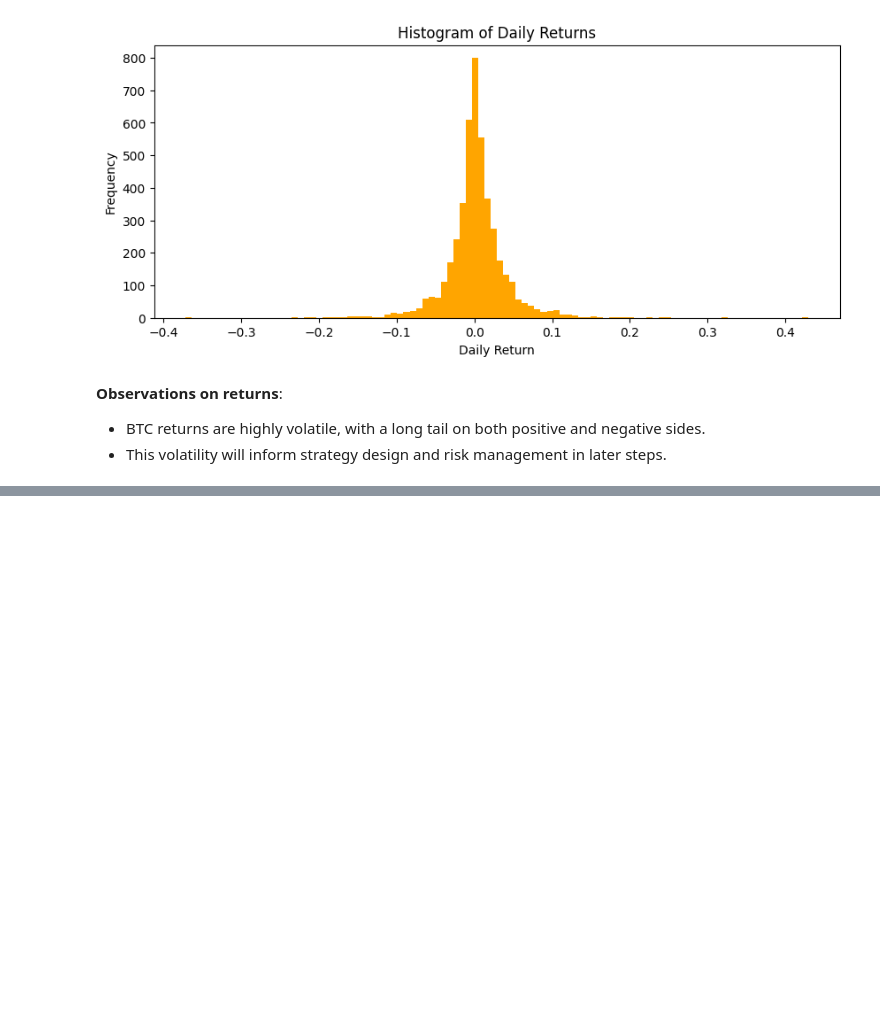
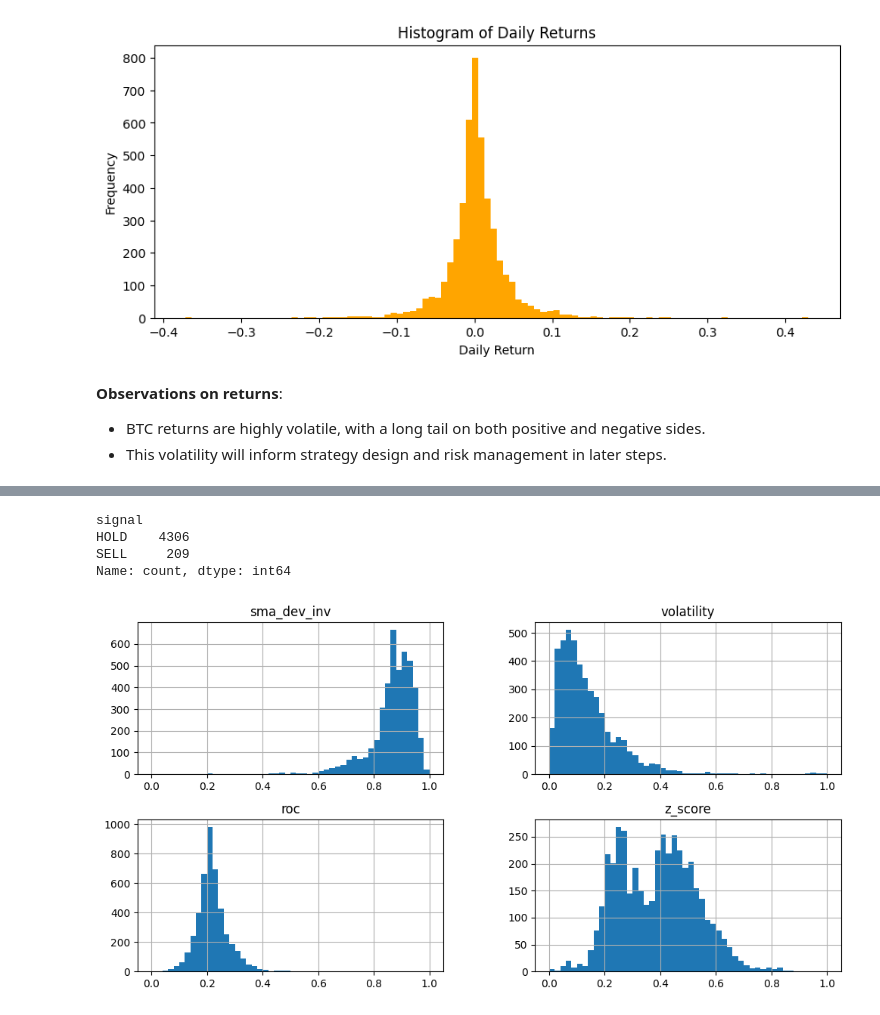
Before and after one commit to MartinMolestina/btc_investing_strat, a Jupyter notebook: exploration.ipynb, the cells around one changed output, grey strips where cells are left out. Cells and saved outputs as stored; diff of their text form; code cells hidden in the pictures; blank space fills up the shorter version.

```diff
--- a/exploration.ipynb
+++ b/exploration.ipynb
@@ -393,0 +589,45 @@ plt.show()
+# %%
+from sklearn.preprocessing import MinMaxScaler
+
+# --- Step 1: Align feature directions ---
+# For SMA deviation: lower price vs SMA = BUY → invert so higher = SELL
+df['sma_dev_inv'] = -df['sma_dev']
+
+# For other features, ensure higher = SELL
+# Assume volatility and roc are already higher = SELL, adjust if necessary
+# z_score: positive z-score = price above average → SELL (already aligned)
+
+# --- Step 2: Select features for combination ---
+features = ['sma_dev_inv', 'volatility', 'roc', 'z_score']
+
+# --- Step 3: Min-Max normalize all features to [0,1] ---
+scaler = MinMaxScaler()
+df_scaled = pd.DataFrame(scaler.fit_transform(df[features]), columns=features, index=df.index)
+
+# --- Step 4: Compute weighted risk_score ---
+weights = {'sma_dev_inv': 0.3, 'volatility': 0.3, 'roc': 0.2, 'z_score': 0.2}
+df['risk_score'] = sum(df_scaled[f]*w for f, w in weights.items())
+
+# --- Step 5: Map risk_score to Buy / Hold / Sell ---
+def risk_signal(score):
+    if score <= 0.33:
+        return "BUY"
+    elif score <= 0.66:
+        return "HOLD"
+    else:
+        return "SELL"
+
+df['signal'] = df['risk_score'].apply(risk_signal)
+
+# --- Step 6: Inspect distribution ---
+print(df['signal'].value_counts())
+# %% [output]
+signal
+HOLD    4306
+SELL     209
+Name: count, dtype: int64
+# %%
+df_scaled.hist(bins=50, figsize=(12,6))
+plt.show()
+# %% [output]
+[figure, added]
```
Also changed, not shown: parts of 23 cells of this notebook, 2 other files.
